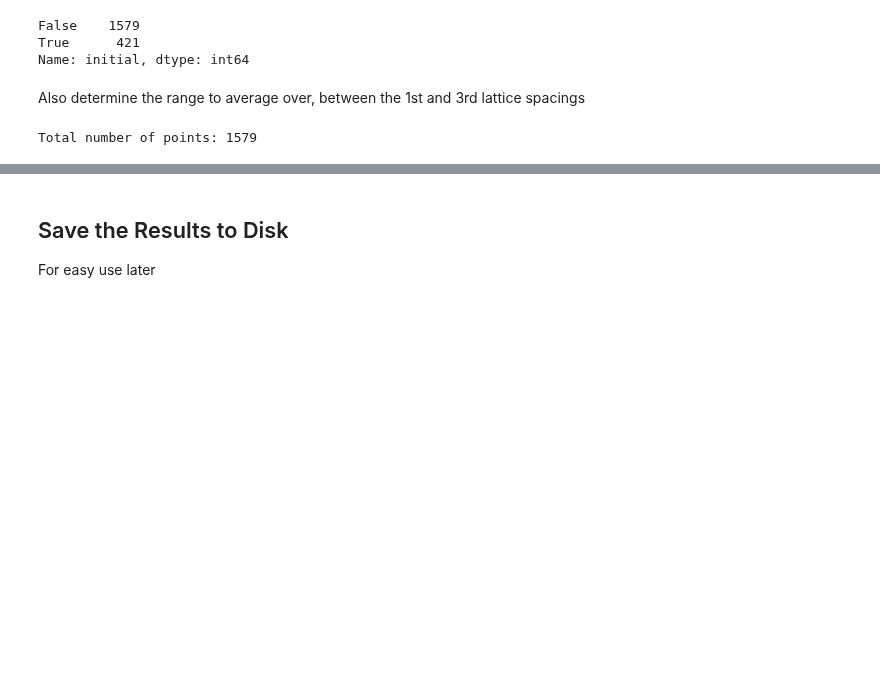
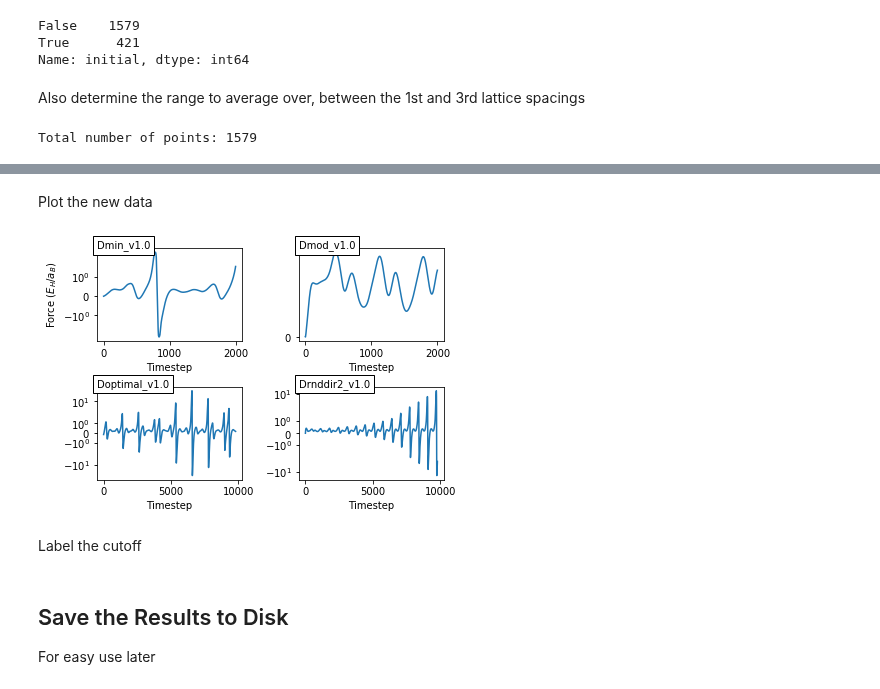
Before and after one commit to globus-labs/stopping-power-ml, a Jupyter notebook: single-velocity/0_collect-subset.ipynb, the cells around one changed output, grey strips where cells are left out. Cells and saved outputs as stored; diff of their text form; code cells hidden in the pictures; blank space fills up the shorter version.

```diff
--- a/single-velocity/0_collect-subset.ipynb
+++ b/single-velocity/0_collect-subset.ipynb
@@ -24,6 +24,6 @@ start_frame = pkl.load(open(os.path.join('..', 'al_starting_frame.pkl'), 'rb'))
 ## Get the `v = 1.0` subset
 Nice and easy query
 # %%
-data = data[np.isclose(data['velocity'].apply(np.linalg.norm), 1.0)]
+data = data[np.isclose(data['velocity'].apply(np.linalg.norm), 1.0, atol=1e-3)]
 print('Downselected to %d entries'%len(data))
 # %% [output]
@@ -132,0 +145,30 @@ Total number of points: 1579
+# %%
+new_dirs = traj_names.difference({'datasets/256_Al/Dv1.0', 'datasets/Al_256_channel/Dv1.0'})
+# %%
+new_data = dict((os.path.basename(d), group) for d, group in
+                data[data['directory'].apply(lambda x: x in new_dirs)].groupby('directory'))
+assert len(new_data) == 4
+# %% [markdown]
+Plot the new data
+# %%
+fig, axs = plt.subplots(2, 2)
+axs = axs.flatten()
+
+for i, (ax, (d, subset)) in enumerate(zip(axs, new_data.items())):
+    ax.plot(subset['timestep'], subset['force'])
+    ax.set_yscale('symlog')
+
+    # Make a label for the figure
+    ax.text(0, 1, d, bbox={'facecolor': 'w', 'edgecolor': 'k'},
+           transform=ax.transAxes)
+
+    # Make axes labels
+    ax.set_xlabel('Timestep')
+    if i == 0:
+        ax.set_ylabel('Force ($E_H / a_B$)')
+
+fig.tight_layout()
+# %% [output]
+[figure, added]
+# %% [markdown]
+Label the cutoff
```
Also changed, not shown: parts of 12 cells of this notebook, 4 other files.
